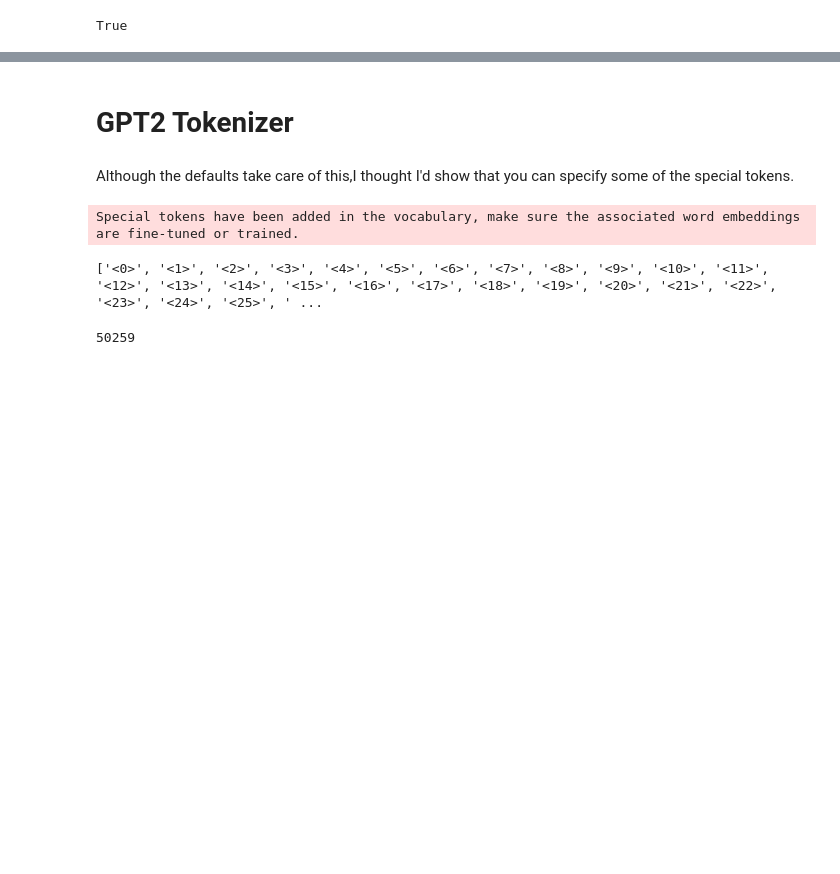
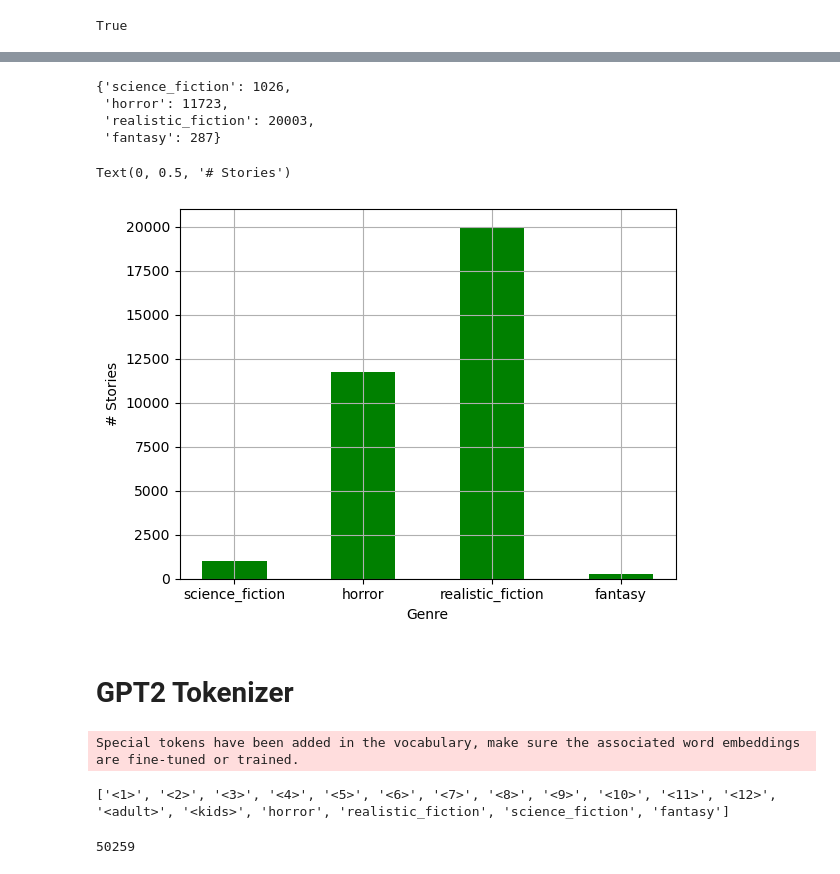
Before and after one commit to ece1786-2022/Fairytale, a Jupyter notebook: GPT2_finetuning.ipynb, the cells around one changed output, grey strips where cells are left out. Saved outputs shown, nothing was run; the diff lists cells and outputs as text; code cells hidden in the pictures; blank space fills up the shorter version.

```diff
--- a/GPT2_finetuning.ipynb
+++ b/GPT2_finetuning.ipynb
@@ -134,8 +87,15 @@ print(sample_processed_story)
+# %%
+def get_genre(story):
+    return genre_dict[get_genre_old(story)]
 # %%
 def add_labels(story):
     if "<" and ">" in story[:50]:
         grade = str(int(calculate_grade(story)))
         sample_processed_story = "<{}> ".format(grade)  + story
+        for g in genre_dict.keys():
+            if "<" + g + ">" in sample_processed_story:
+                sample_processed_story = sample_processed_story.replace("<" + g + ">", "<" + genre_dict[g] + ">")
+                break
     else:
         story = story.split('\t')[1].replace('"',"").replace("\'","")
         genre = get_genre(story)
@@ -149,11 +113,11 @@ add_labels(lines[-5])
 # %%
 from tqdm import tqdm
 # %%
-print(len(lines))
-processed_lines = []
-for i in tqdm(range(len(lines))):
+print("# Total stories in step 1: ", len(stories))
+processed_stories = []
+for i in tqdm(range(len(stories))):
     try:
-        processed_lines.append(add_labels(lines[i]))
+        processed_stories.append(add_labels(stories[i]))
     except:
         pass
 # %% [output]
@@ -253,18 +164,41 @@ Even though these token counts won't match up to the BPE tokenizer's, I'm confid
+# %%
+# count the number of stories in each genre
+genre_count = {"science_fiction": 0, "horror": 0, "realistic_fiction": 0, "fantasy": 0}
+for s in processed_stories:
+    for g in set(genre_dict.values()):
+        if "<" + g + ">" in s:
+            genre_count[g] += 1
+            break
+# %%
+genre_count
+# %% [output]
+{'science_fiction': 1026,
+ 'horror': 11723,
+ 'realistic_fiction': 20003,
+ 'fantasy': 287}
+# %%
+import matplotlib.pyplot as plt
+plt.bar(genre_count.keys(), genre_count.values(), 0.5, color='g')
+plt.grid()
+plt.xlabel("Genre")
+plt.ylabel("# Stories")
+# %% [output]
+Text(0, 0.5, '# Stories')
+[figure, added]
 # %% [markdown]
 # GPT2 Tokenizer
-# %% [markdown]
-Although the defaults take care of this,I thought I'd show that you can specify some of the special tokens.
 # %%
 # Load the GPT tokenizer.
 tokenizer = GPT2Tokenizer.from_pretrained('gpt2', bos_token='<|startoftext|>', eos_token='<|endoftext|>', pad_token='<|pad|>') #gpt2-medium
-new_tokens = ["<{}>".format(g) for g in range(99)]
+new_tokens = ["<{}>".format(g + 1) for g in range(12)]
 new_tokens.extend(["<adult>", "<kids>"])
-new_tokens.extend(["<drama>","<superhero>","<thriller>","<action>","<sci_fi>","<horror>"])
+new_tokens.extend(list(set(genre_dict.values())))
 print(new_tokens)
 # %% [output]
 Special tokens have been added in the vocabulary, make sure the associated word embeddings are fine-tuned or trained.
-['<0>', '<1>', '<2>', '<3>', '<4>', '<5>', '<6>', '<7>', '<8>', '<9>', '<10>', '<11>', '<12>', '<13>', '<14>', '<15>', '<16>', '<17>', '<18>', '<19>', '<20>', '<21>', '<22>', '<23>', '<24>', '<25>', ' ...
+['<1>', '<2>', '<3>', '<4>', '<5>', '<6>', '<7>', '<8>', '<9>', '<10>', '<11>', '<12>', '<adult>', '<kids>', 'horror', 'realistic_fiction', 'science_fiction', 'fantasy']
-# %%
-len(tokenizer)
-# %% [output]
-50259
+# %%
+# number of tokens in tokenizer before adding the new tokens
+len(tokenizer)
+# %% [output]
+50259
```
Also changed, not shown: parts of 132 cells of this notebook.
